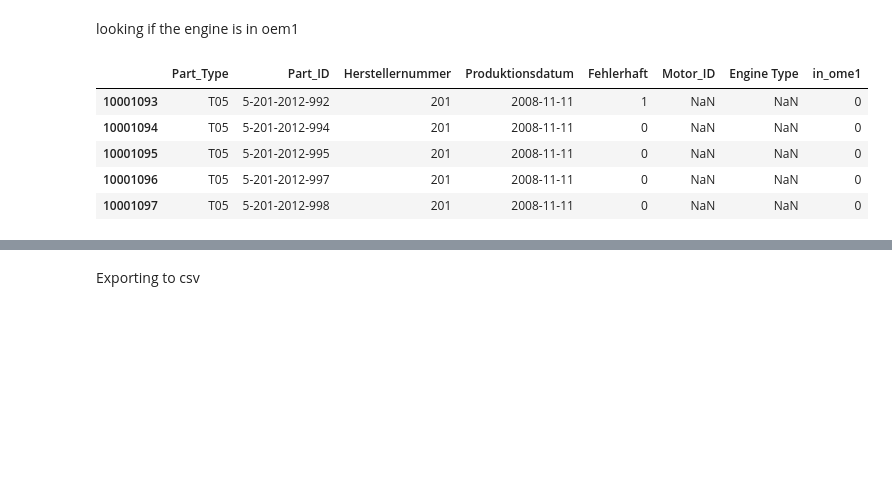
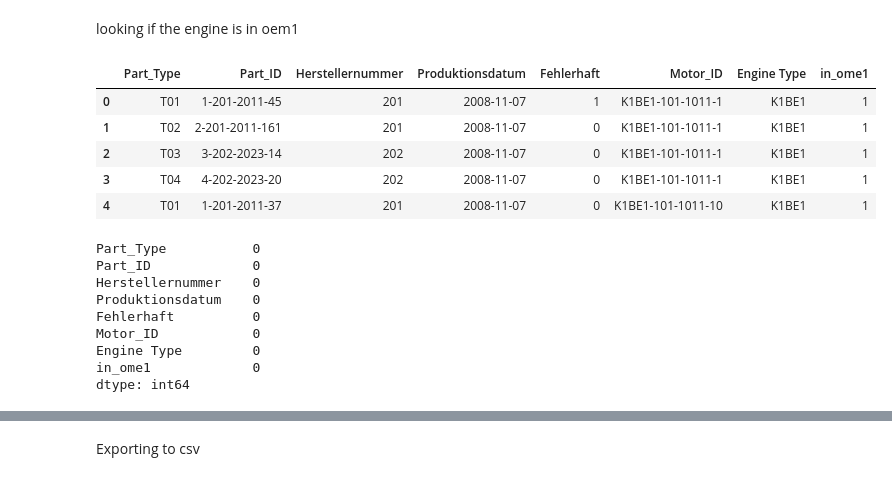
Before and after one commit to Teddy131/IDA-GROUP, a Jupyter notebook: final_data.ipynb, the cells around one changed output, grey strips where cells are left out. Drawn from its saved outputs; the diff is of its cells as text; code cells hidden in the pictures; blank space fills up the shorter version.

```diff
--- a/final_data.ipynb
+++ b/final_data.ipynb
@@ -283,23 +292,27 @@ display(einzelteile_zusammen.head(), melted_k1be1.head(), melted_k1di1.head(), m
 Merging the df
 # %%
 #K1BE1
-merged_k1be1 = pd.merge(einzelteile_zusammen, melted_k1be1, how='outer', on="Part_ID")
+merged_k1be1 = pd.merge(einzelteile_zusammen, melted_k1be1, how='inner', on="Part_ID")
 merged_k1be1 = merged_k1be1.sort_values(["ID_K1BE1", "Part_Type"])
 display(merged_k1be1.head())
+display(merged_k1be1.isna().sum())
 
 #K1DI1
-merged_k1di1 = pd.merge(einzelteile_zusammen, melted_k1di1, how='outer', on="Part_ID")
+merged_k1di1 = pd.merge(einzelteile_zusammen, melted_k1di1, how='inner', on="Part_ID")
 merged_k1di1 = merged_k1di1.sort_values(["ID_K1DI1", "Part_Type"])
 display(merged_k1di1.head())
+display(merged_k1di1.isna().sum())
 
 #K1BE2
-merged_k1be2 = pd.merge(einzelteile_zusammen, melted_k1be2, how='outer', on="Part_ID")
+merged_k1be2 = pd.merge(einzelteile_zusammen, melted_k1be2, how='inner', on="Part_ID")
 merged_k1be2 = merged_k1be2.sort_values(["ID_K1BE2", "Part_Type"])
 display(merged_k1be2.head())
+display(merged_k1be2.isna().sum())
 
 #K1DI2
-merged_k1di2 = pd.merge(einzelteile_zusammen, melted_k1di2, how='outer', on="Part_ID")
+merged_k1di2 = pd.merge(einzelteile_zusammen, melted_k1di2, how='inner', on="Part_ID")
 merged_k1di2 = merged_k1di2.sort_values(["ID_K1DI2", "Part_Type"])
 display(merged_k1di2.head())
+display(merged_k1di2.isna().sum())
 # %% [output]
 |  | Part_Type | Part_ID | Herstellernummer | Produktionsdatum | Fehlerhaft | ID_K1BE1 | Engine Type |
@@ -402,11 +447,22 @@ looking if the engine is in oem1
 # %%
 final_df["in_ome1"] = final_df["Motor_ID"].isin(oem_combined).astype(int)
 
+
 display(final_df.head())
+display(final_df.isna().sum())
 # %% [output]
 |  | Part_Type | Part_ID | Herstellernummer | Produktionsdatum | Fehlerhaft | Motor_ID | Engine Type | in_ome1 |
-| 10001093 | T05 | 5-201-2012-992 | 201 | 2008-11-11 | 1 | NaN | NaN | 0 |
-| 10001094 | T05 | 5-201-2012-994 | 201 | 2008-11-11 | 0 | NaN | NaN | 0 |
-| 10001095 | T05 | 5-201-2012-995 | 201 | 2008-11-11 | 0 | NaN | NaN | 0 |
-| 10001096 | T05 | 5-201-2012-997 | 201 | 2008-11-11 | 0 | NaN | NaN | 0 |
-| 10001097 | T05 | 5-201-2012-998 | 201 | 2008-11-11 | 0 | NaN | NaN | 0 |
+| 0 | T01 | 1-201-2011-45 | 201 | 2008-11-07 | 1 | K1BE1-101-1011-1 | K1BE1 | 1 |
+| 1 | T02 | 2-201-2011-161 | 201 | 2008-11-07 | 0 | K1BE1-101-1011-1 | K1BE1 | 1 |
+| 2 | T03 | 3-202-2023-14 | 202 | 2008-11-07 | 0 | K1BE1-101-1011-1 | K1BE1 | 1 |
+| 3 | T04 | 4-202-2023-20 | 202 | 2008-11-07 | 0 | K1BE1-101-1011-1 | K1BE1 | 1 |
+| 4 | T01 | 1-201-2011-37 | 201 | 2008-11-07 | 0 | K1BE1-101-1011-10 | K1BE1 | 1 |
+Part_Type           0
+Part_ID             0
+Herstellernummer    0
+Produktionsdatum    0
+Fehlerhaft          0
+Motor_ID            0
+Engine Type         0
+in_ome1             0
+dtype: int64
```
Also changed, not shown: parts of 8 cells of this notebook.
